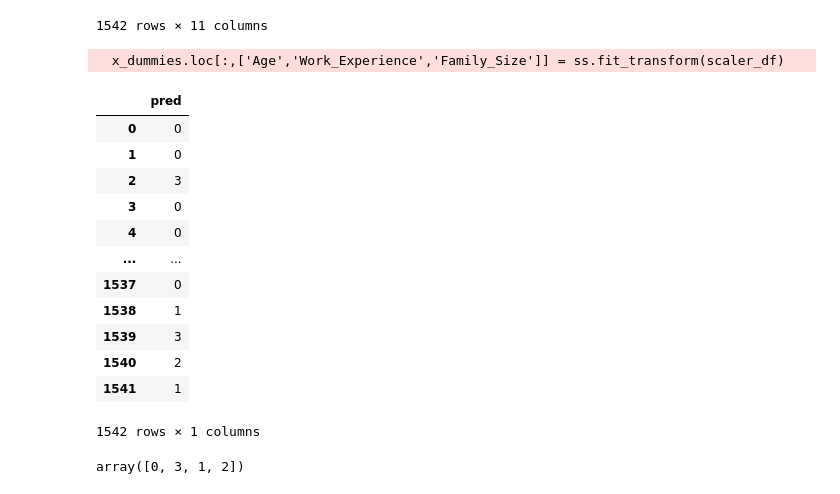
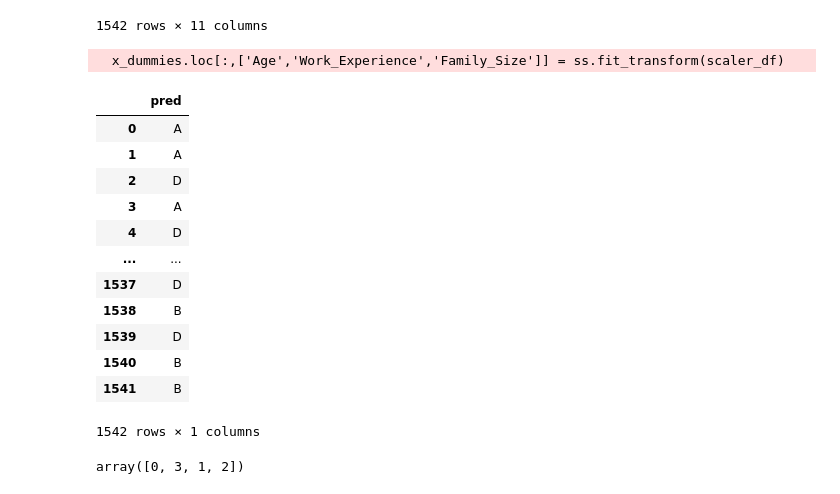
Before and after one commit to hyeonnnho/Big-Data-Analysis-Professional, a Jupyter notebook: 강의/2유형_example.ipynb, the cells around one changed output. Drawn from its saved outputs; the diff is of its cells as text; code cells hidden in the pictures.

```diff
--- a/강의/2유형_example.ipynb
+++ b/강의/2유형_example.ipynb
@@ -560,7 +560,7 @@ x_train, x_val, y_train, y_val = train_test_split(x_dummies, y, test_size=0.3, r
 
 # 모델링
 from sklearn.ensemble import RandomForestClassifier
-rf = RandomForestClassifier()
+rf = RandomForestClassifier(random_state=1)
 rf.fit(x_train, y_train)
 rf_val_predict = rf.predict(x_val)
 
@@ -589,45 +589,59 @@ test_pre['Ever_Married'] = test_pre['Ever_Married'].str.replace('865','Yes').ast
 test_pre['Graduated'] = test_pre['Graduated'].str.replace('920','Yes').astype('object')
 test_pre['Profession'] = test_pre['Profession'].str.replace('482','Artist').astype('object')
 test_pre['Family_Size'] = round(test_pre['Family_Size'], 0)
 test_pre['Var_1'] = test_pre['Var_1'].str.replace('1000','Cat_6').astype('object')
 
 test_pre['Spending_Score'].value_counts()
 
 le_Profession_test = LabelEncoder()
 le_Var_1_test = LabelEncoder()
 test_pre['Profession'] = le_Profession_test.fit_transform(test_pre['Profession'])
 test_pre['Var_1'] = le_Var_1_test.fit_transform(test_pre['Var_1'])
 
 test_pre = pd.get_dummies(test_pre, drop_first=True)
 
 rf_test_predict = rf.predict(test_pre)
 result = pd.DataFrame(rf_test_predict, columns=['pred'])
 
 def convert(x):
     if x == 0:
         return 'A'
     elif x == 1:
         return 'B'
     elif x == 2:
         return 'C'
     else:
         return 'D'
 
-result['pred'] = result['pred'].map()
+# result['pred'].info()
+result['pred'] = result['pred'].map(convert)
+result
+# pred
+# 0	A
+# 1	C
+# 2	A
+# 3	A
+# 4	D
+# ...	...
+# 1537	A
+# 1538	B
+# 1539	D
+# 1540	D
+# 1541	B
 # %% [output]
   x_dummies.loc[:,['Age','Work_Experience','Family_Size']] = ss.fit_transform(scaler_df)
 |  | pred |
-| 0 | 0 |
-| 1 | 0 |
-| 2 | 3 |
-| 3 | 0 |
-| 4 | 0 |
+| 0 | A |
+| 1 | A |
+| 2 | D |
+| 3 | A |
+| 4 | D |
 | ... | ... |
-| 1537 | 0 |
-| 1538 | 1 |
-| 1539 | 3 |
-| 1540 | 2 |
-| 1541 | 1 |
+| 1537 | D |
+| 1538 | B |
+| 1539 | D |
+| 1540 | B |
+| 1541 | B |
 1542 rows × 1 columns
 # %%
 le_Segmentation = LabelEncoder()
```
